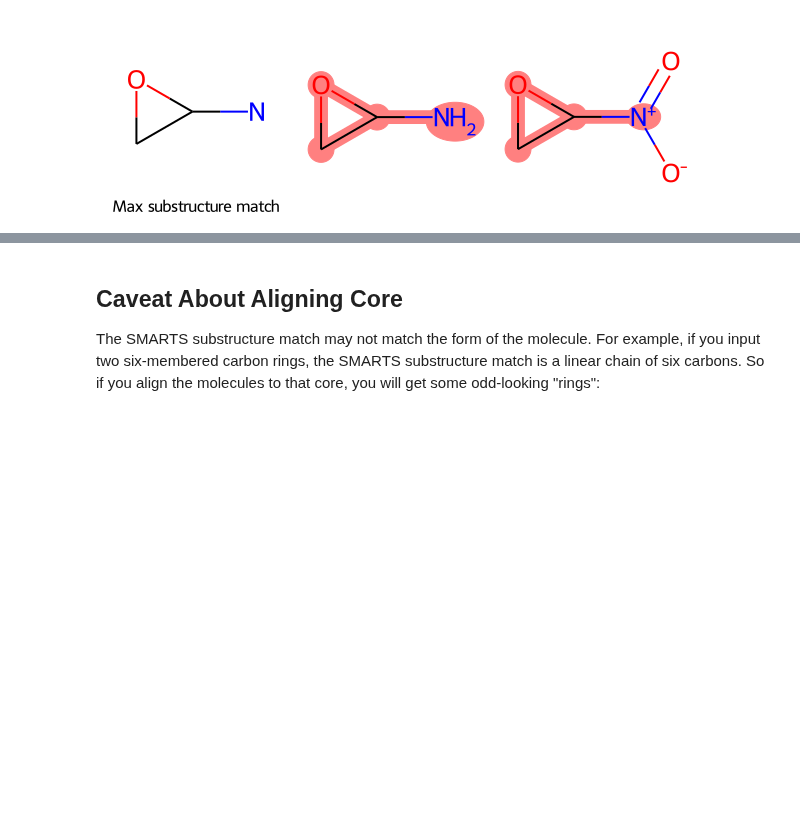
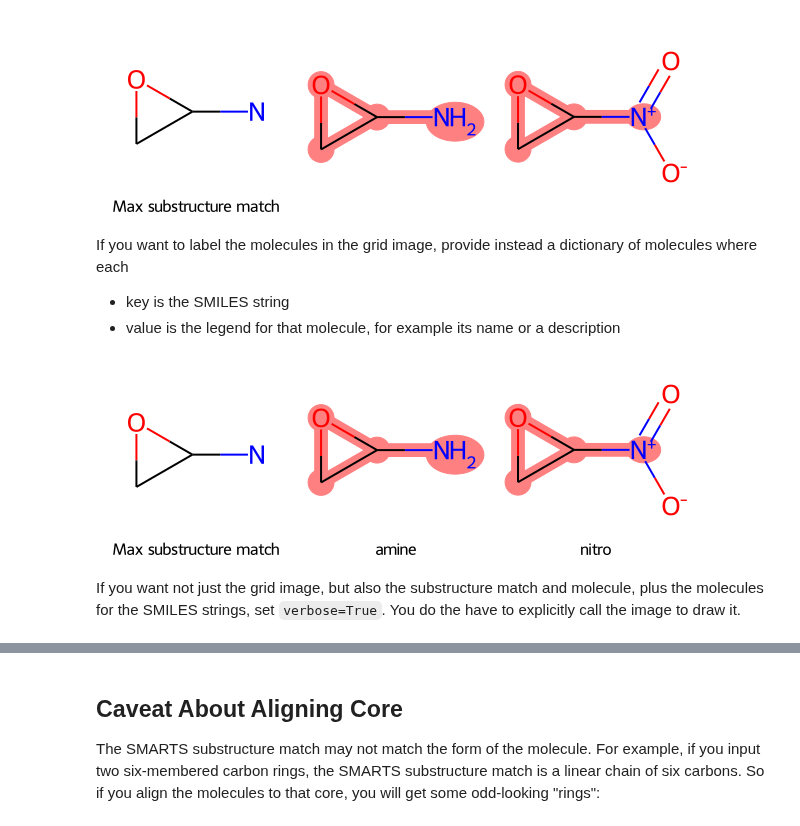
Before and after one commit to bertiewooster/RDKit-playing, a Jupyter notebook: SmilesMCStoGridImage.ipynb, the cells around one changed output, grey strips where cells are left out. Cells and saved outputs as stored; diff of their text form; code cells hidden in the pictures; blank space fills up the shorter version.

```diff
--- a/SmilesMCStoGridImage.ipynb
+++ b/SmilesMCStoGridImage.ipynb
@@ -11,16 +10,35 @@ from rdkit.Chem import rdFMCS
 - Allow user to select verbose output, if want more than just picture--include SMARTS for MCS, and mols
 - Find an example (that aligns cores) of passing a keyword argument through to rdFMCS.FindMCS
 # %%
-def SmilesMCStoGridImage(*smiles, align_core=True, **kwargs):
-     mols = [Chem.MolFromSmiles(smile) for smile in smiles]
+def SmilesMCStoGridImage(molecules, align_core=True, verbose=False, **kwargs):
+     """
+     Convert a list (or dictionary) of SMILES strings to an RDKit grid image of the maximum common substructure (MCS) match between them
+
+     :returns: RDKit grid image, and (if verbose=True) MCS SMARTS string and molecule, and list of molecules for input SMILES strings
+     :rtype: RDKit grid image, and (if verbose=True) string, molecule, and list of molecules
+     :param molecules: The SMARTS molecules to be compared and drawn
+     :type molecules: List of (SMARTS) strings, or dictionary of (SMARTS) string: (legend) string pairs
+     :param align_core: Whether to align the MCS cores when plotting the molecules; default is True
+     :type align_core: boolean
+     :param verbose: Whether to return verbose output (MCS SMARTS string and molecule, and list of molecules for input SMILES strings); default is False so calling this function will present a grid image automatically
+     :type verbose: boolean
+     """
+     mols = [Chem.MolFromSmiles(smile) for smile in molecules]
      res = rdFMCS.FindMCS(mols, **kwargs)
+     mcs = res.smartsString
      mcs_mol = Chem.MolFromSmarts(res.smartsString)
      smarts = res.smartsString
      smart_mol = Chem.MolFromSmarts(smarts)
      smarts_and_mols = [smart_mol] + mols
 
      smarts_legend = "Max substructure match"
-     mol_legends = ["" for mol in mols]
+
+     # If user supplies a dictionary, use the values as legend entries for molecules
+     if isinstance(molecules, dict):
+          mol_legends = [molecules[molecule] for molecule in molecules]
+     else:
+          mol_legends = ["" for mol in mols]
+
      legends =  [smarts_legend] + mol_legends
 
      matches = [""] + [mol.GetSubstructMatch(mcs_mol) for mol in mols]
@@ -33,6 +51,11 @@ def SmilesMCStoGridImage(*smiles, align_core=True, **kwargs):
           for m in subms:
                _ = Chem.GenerateDepictionMatching2DStructure(m, mcs_mol)
 
-     return Draw.MolsToGridImage(smarts_and_mols, highlightAtomLists=matches, legends=legends)
+     drawing = Draw.MolsToGridImage(smarts_and_mols, highlightAtomLists=matches, legends=legends)
+
+     if verbose:
+          return drawing, mcs, mcs_mol, mols
+     else:
+          return drawing
 # %% [markdown]
 ## Example
@@ -45,2 +66,12 @@ SmilesMCStoGridImage("NC1OC1", "C1OC1[N+](=O)[O-]")
 # %% [output]
 [figure]
+# %% [markdown]
+If you want to label the molecules in the grid image, provide instead a dictionary of molecules where each
+- key is the SMILES string
+- value is the legend for that molecule, for example its name or a description
+# %%
+SmilesMCStoGridImage({"NC1OC1": "amine", "C1OC1[N+](=O)[O-]": "nitro"})
+# %% [output]
+[figure, added]
+# %% [markdown]
+If you want not just the grid image, but also the substructure match and molecule, plus the molecules for the SMILES strings, set `verbose=True`. You do the have to explicitly call the image to draw it.
```
Also changed, not shown: parts of 19 cells of this notebook.
